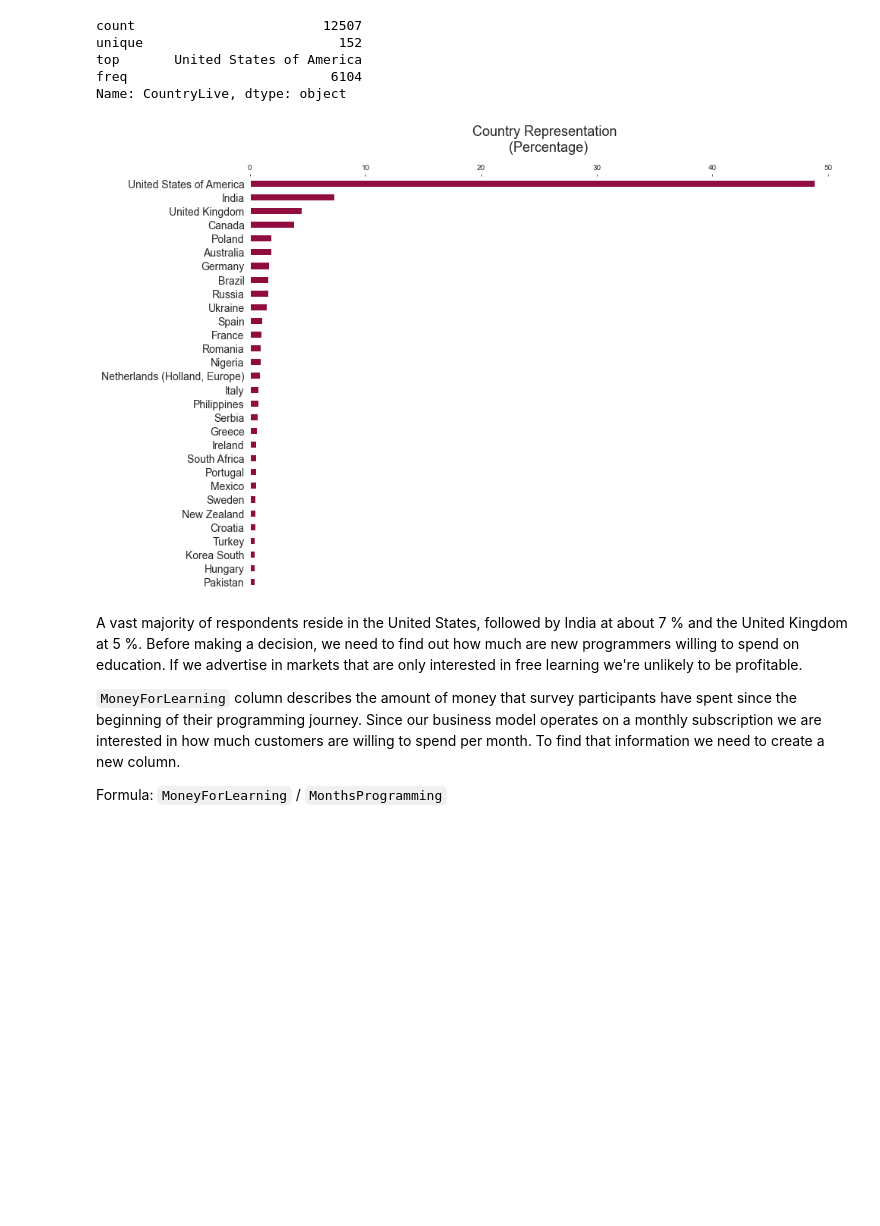
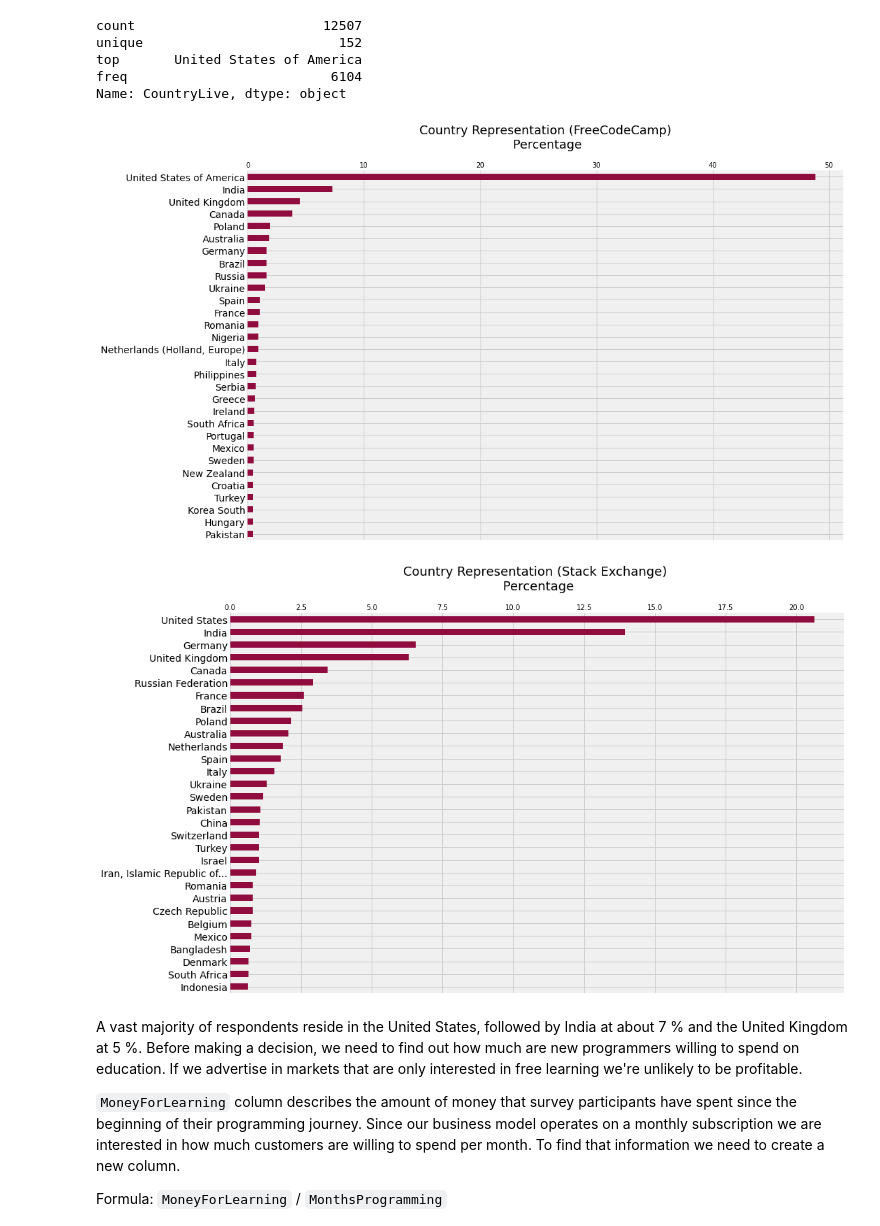
Before and after one commit to paul-trood/Portfolio-Best_Markets_for_Advertising, a Jupyter notebook: coding_survey.ipynb, the cells around one changed output. Cells and saved outputs as stored; diff of their text form; code cells hidden in the pictures; blank space fills up the shorter version.

```diff
--- a/coding_survey.ipynb
+++ b/coding_survey.ipynb
@@ -36,11 +44,12 @@ import numpy as np
 import matplotlib.pyplot as plt
 import seaborn as sns
 import matplotlib.style as style
+style.use("fivethirtyeight")
 %matplotlib inline
 # %%
 pd.options.display.max_columns = 150 # to avoid truncated output
 csv = pd.read_csv("2017-fCC-New-Coders-Survey-Data.csv", low_memory= False)
-csv
+exchange = pd.read_csv("survey_results_public.csv", low_memory= False)
 # %% [output]
 |  | Age | AttendedBootcamp | BootcampFinish | BootcampLoanYesNo | BootcampName | BootcampRecommend | ... |
 | 0 | 27.0 | 0.0 | NaN | NaN | NaN | NaN | ... |
@@ -411,17 +438,27 @@ freq                          6104
 Name: CountryLive, dtype: object
 # %%
 # Percentage of each country in dataframe
-sns.set_style("white")
+#sns.set_style("white")
 fig, ax = plt.subplots(figsize = (14, 10))
 ax = (survey["CountryLive"].value_counts(normalize= True).head(30) * 100).plot(kind="barh", color = "#900C3F")
-plt.title("Country Representation \n (Percentage)", size = 18, y = 1.05)
+plt.title("Country Representation (FreeCodeCamp)\n Percentage", size = 18, y = 1.05)
 plt.gca().spines[["right", "left", "top", "bottom"]].set_visible(False)
 plt.gca().invert_yaxis()
 ax.xaxis.tick_top()
 plt.yticks(size = 14)
 plt.show()
+
+fig, ax = plt.subplots(figsize = (14, 10))
+ax = (exchange["Country"].value_counts(normalize= True).head(30) * 100).plot(kind="barh", color = "#900C3F")
+plt.title("Country Representation (Stack Exchange) \n Percentage", size = 18, y = 1.05)
+plt.gca().spines[["right", "left", "top", "bottom"]].set_visible(False)
+plt.gca().invert_yaxis()
+ax.xaxis.tick_top()
+plt.yticks(size = 14)
+plt.show()
 # %% [output]
-[figure, old version]
+[figure, new version]
+[figure, added]
 # %% [markdown]
 A vast majority of respondents reside in the United States, followed by India at about 7 % and the United Kingdom at 5 %. Before making a decision, we need to find out how much are new programmers willing to spend on education. If we advertise in markets that are only interested in free learning we're unlikely to be profitable.
 
```
Also changed, not shown: parts of 72 cells of this notebook.
